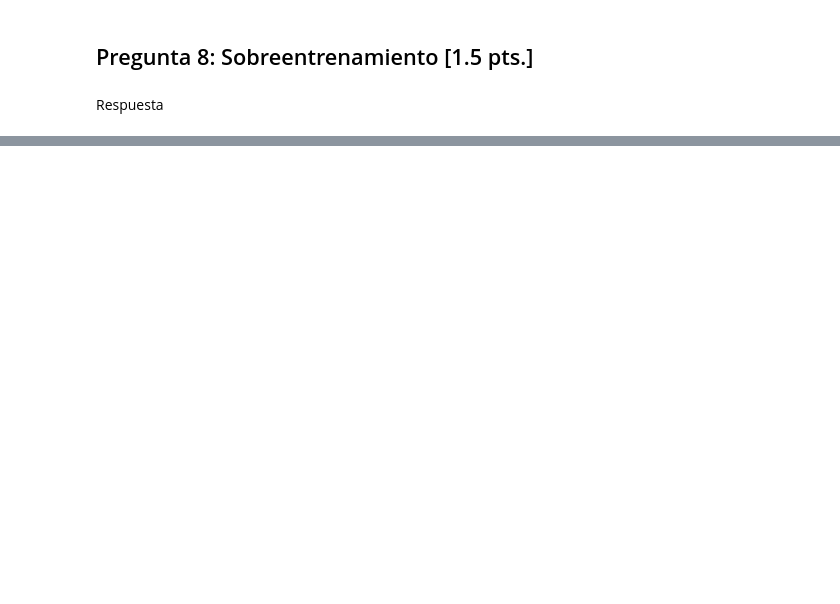
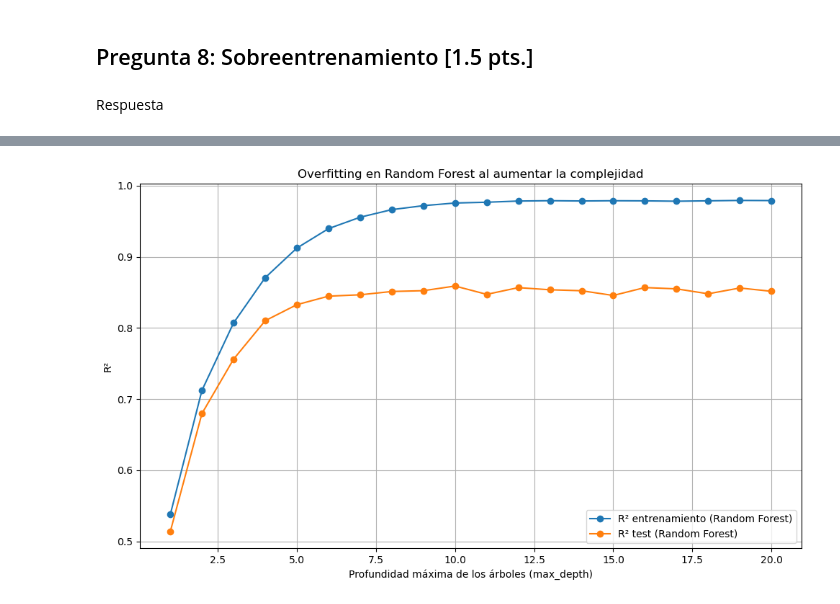
Before and after one commit to fperezcanales/house-prices-advanced-regression-techniques, a Jupyter notebook: Base Evaluación Práctica 1.ipynb, the cells around one changed output, grey strips where cells are left out. Drawn from its saved outputs; the diff is of its cells as text; code cells hidden in the pictures; blank space fills up the shorter version.

```diff
--- a/Base Evaluación Práctica 1.ipynb
+++ b/Base Evaluación Práctica 1.ipynb
@@ -767,0 +893,31 @@ Respuesta
+# %%
+from sklearn.ensemble import RandomForestRegressor
+
+# Rango de valores para max_depth
+depths = range(1, 21)  # probamos con más profundidad para ver el efecto más claro
+r2_train_rf = []
+r2_test_rf = []
+
+for depth in depths:
+    model_rf = RandomForestRegressor(max_depth=depth, n_estimators=100, random_state=42)
+    model_rf.fit(X_train_scaled, y_train)
+
+    y_train_pred_rf = model_rf.predict(X_train_scaled)
+    y_test_pred_rf = model_rf.predict(X_test_scaled)
+
+    r2_train_rf.append(r2_score(y_train, y_train_pred_rf))
+    r2_test_rf.append(r2_score(y_test, y_test_pred_rf))
+
+# Graficar resultados
+plt.figure(figsize=(10, 6))
+plt.plot(depths, r2_train_rf, marker='o', label='R² entrenamiento (Random Forest)')
+plt.plot(depths, r2_test_rf, marker='o', label='R² test (Random Forest)')
+plt.xlabel('Profundidad máxima de los árboles (max_depth)')
+plt.ylabel('R²')
+plt.title('Overfitting en Random Forest al aumentar la complejidad')
+plt.legend()
+plt.grid(True)
+plt.tight_layout()
+plt.show()
+# %% [output]
+[figure, added]
```
Also changed, not shown: parts of 10 cells of this notebook.
